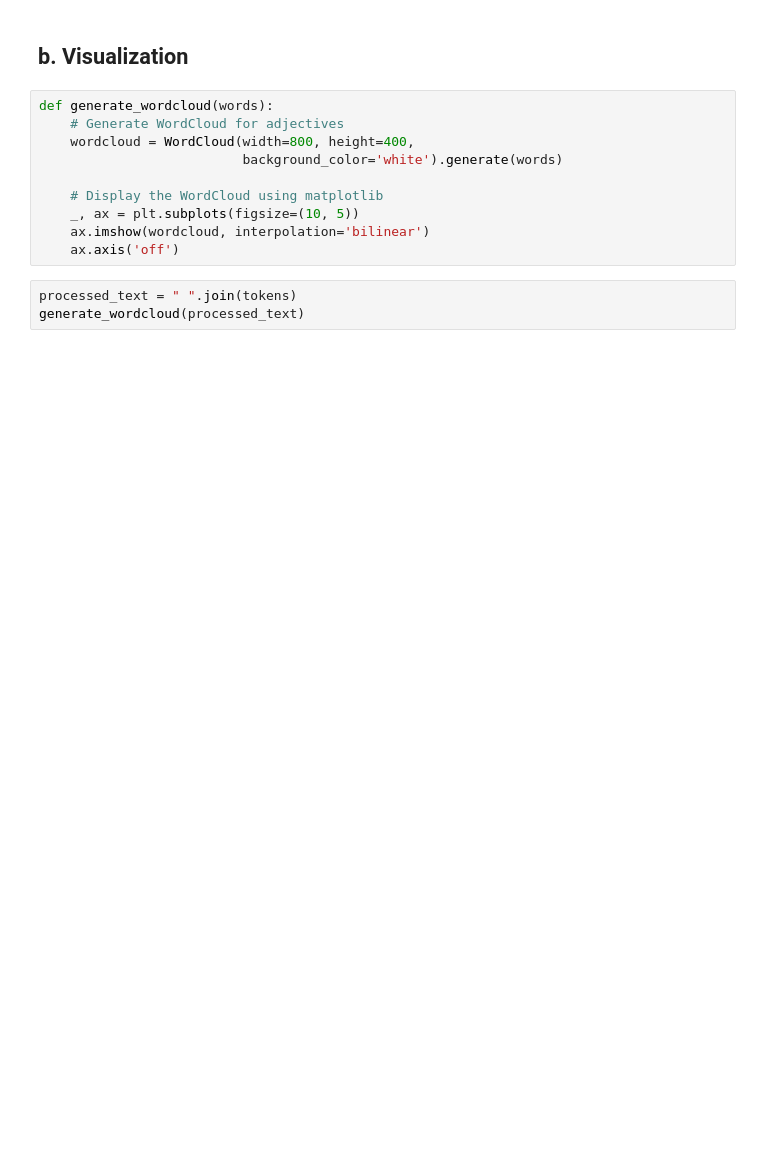
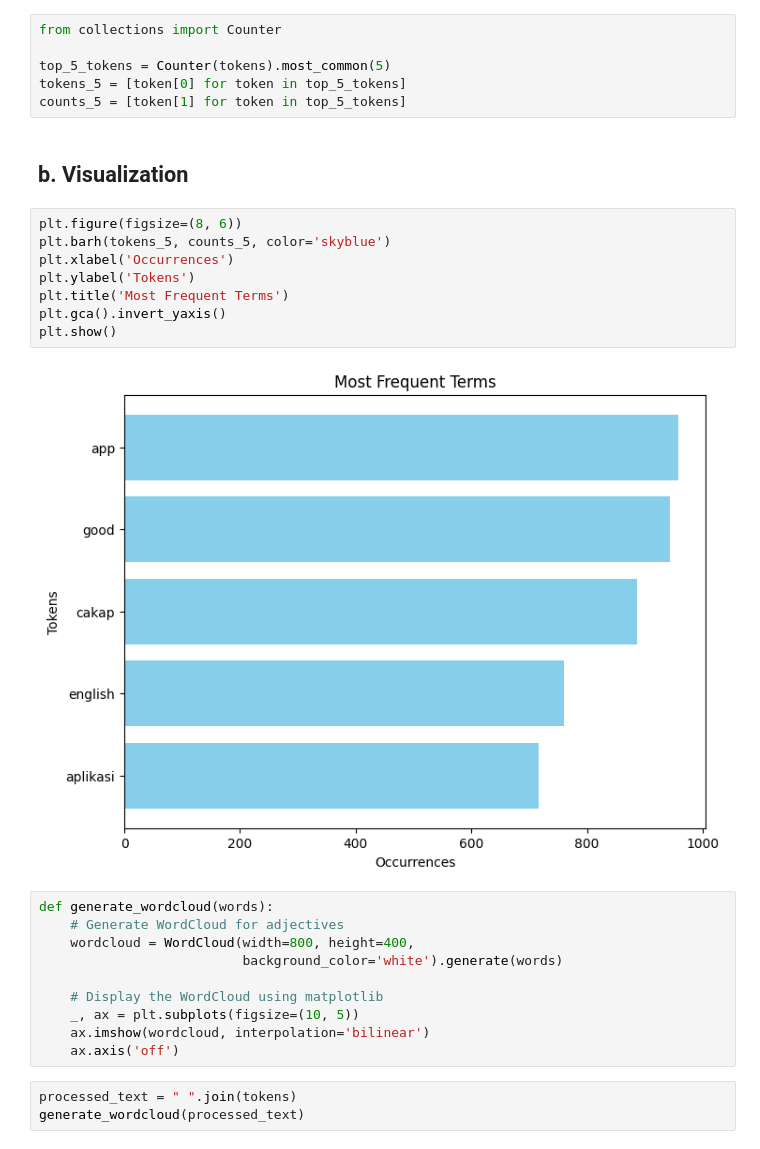
Before and after one commit to alvinxrww/cakap-sentiment-analysis, a Jupyter notebook: Data Analysis/Play Store/play_store_reviews_analysis.ipynb, the cells around one changed output. Drawn from its saved outputs; the diff is of its cells as text; blank space fills up the shorter version.

```diff
--- a/Data Analysis/Play Store/play_store_reviews_analysis.ipynb
+++ b/Data Analysis/Play Store/play_store_reviews_analysis.ipynb
@@ -238,5 +243,21 @@ tokens = preprocess_text(text)
+# %%
+from collections import Counter
+
+top_5_tokens = Counter(tokens).most_common(5)
+tokens_5 = [token[0] for token in top_5_tokens]
+counts_5 = [token[1] for token in top_5_tokens]
 # %% [markdown]
 ## b. Visualization
+# %%
+plt.figure(figsize=(8, 6))
+plt.barh(tokens_5, counts_5, color='skyblue')
+plt.xlabel('Occurrences')
+plt.ylabel('Tokens')
+plt.title('Most Frequent Terms')
+plt.gca().invert_yaxis()
+plt.show()
+# %% [output]
+[figure, added]
 # %%
 def generate_wordcloud(words):
     # Generate WordCloud for adjectives
```
Also changed, not shown: parts of 5 cells of this notebook.
